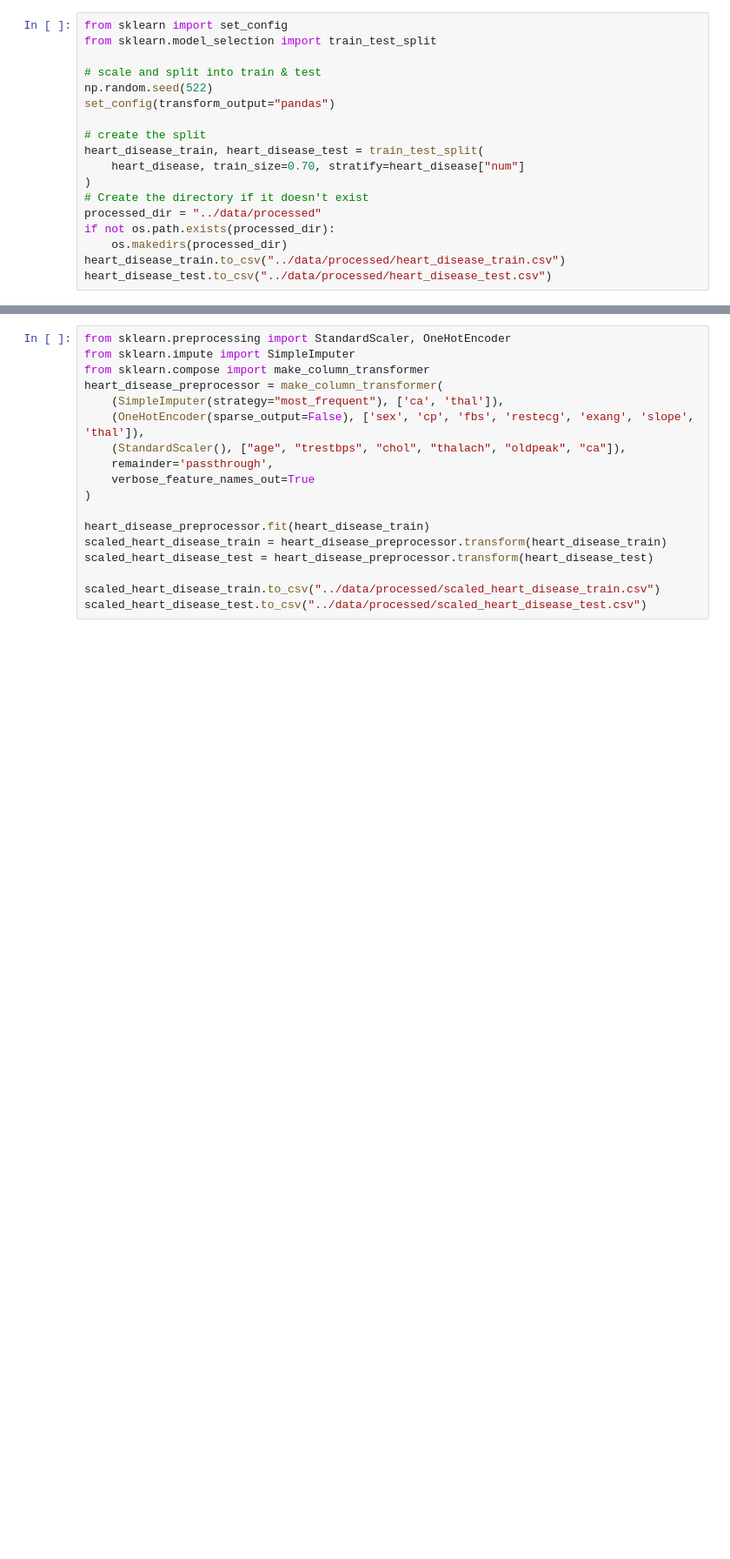
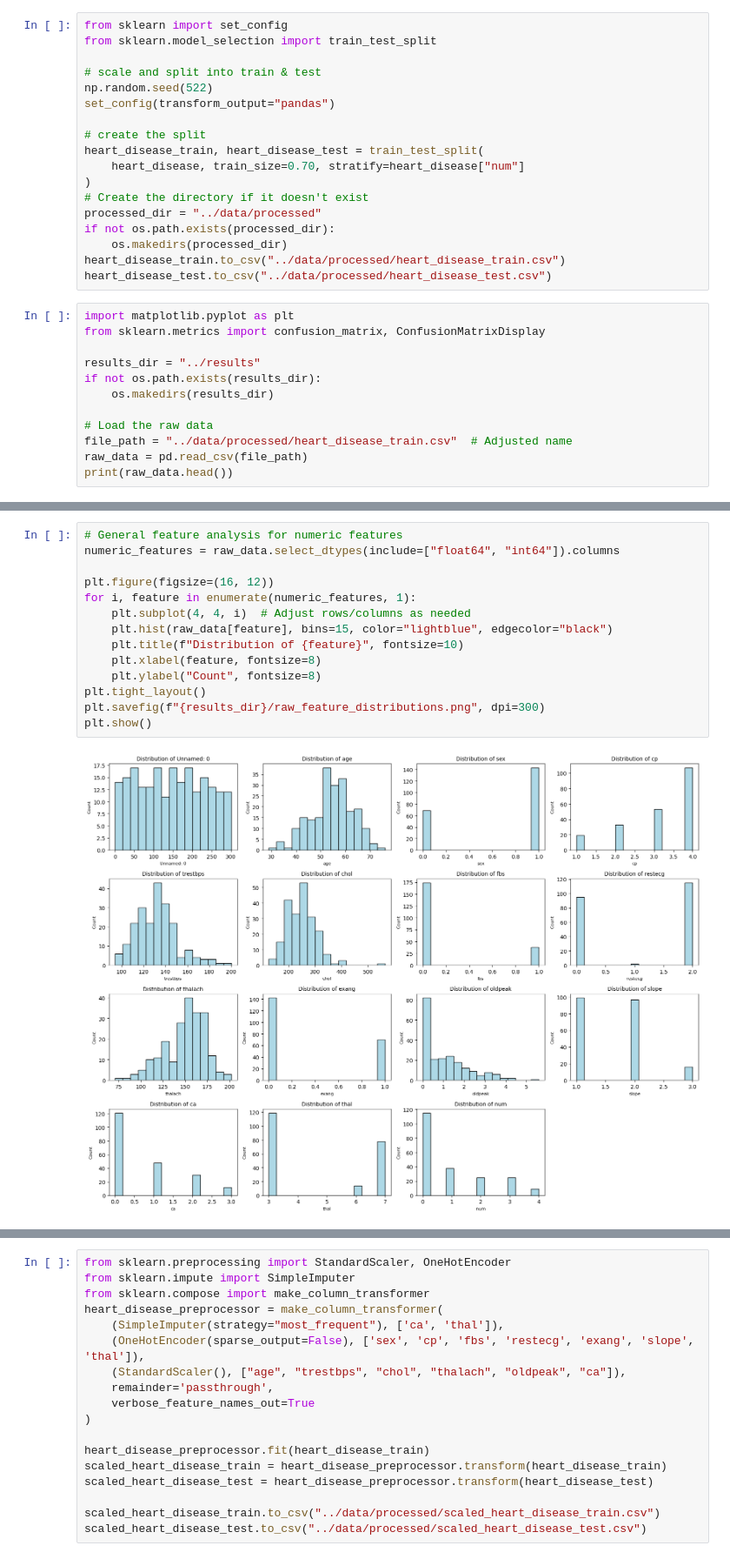
Before and after one commit to UBC-MDS/heart_disease_predictor_py, a Jupyter notebook: src/heart_disease_predictor_report.ipynb, the cells around one changed output, grey strips where cells are left out. Shown: that part at 87% size. Drawn from its saved outputs; the diff is of its cells as text; blank space fills up the shorter version.

Commit message:
Completed EDA visualizations on raw data

```diff
--- a/src/heart_disease_predictor_report.ipynb
+++ b/src/heart_disease_predictor_report.ipynb
@@ -62,3 +62,15 @@ if not os.path.exists(processed_dir):
     os.makedirs(processed_dir)
 heart_disease_train.to_csv("../data/processed/heart_disease_train.csv")
 heart_disease_test.to_csv("../data/processed/heart_disease_test.csv")
+# %%
+import matplotlib.pyplot as plt
+from sklearn.metrics import confusion_matrix, ConfusionMatrixDisplay
+
+results_dir = "../results"
+if not os.path.exists(results_dir):
+    os.makedirs(results_dir)
+
+# Load the raw data
+file_path = "../data/processed/heart_disease_train.csv"  # Adjusted name
+raw_data = pd.read_csv(file_path)
+print(raw_data.head())
@@ -64,0 +99,16 @@ heart_disease_test.to_csv("../data/processed/heart_disease_test.csv")
+# %%
+# General feature analysis for numeric features
+numeric_features = raw_data.select_dtypes(include=["float64", "int64"]).columns
+
+plt.figure(figsize=(16, 12))
+for i, feature in enumerate(numeric_features, 1):
+    plt.subplot(4, 4, i)  # Adjust rows/columns as needed
+    plt.hist(raw_data[feature], bins=15, color="lightblue", edgecolor="black")
+    plt.title(f"Distribution of {feature}", fontsize=10)
+    plt.xlabel(feature, fontsize=8)
+    plt.ylabel("Count", fontsize=8)
+plt.tight_layout()
+plt.savefig(f"{results_dir}/raw_feature_distributions.png", dpi=300)
+plt.show()
+# %% [output]
+[figure, added]
```
Also changed, not shown: parts of 8 cells of this notebook, 32 other files.
